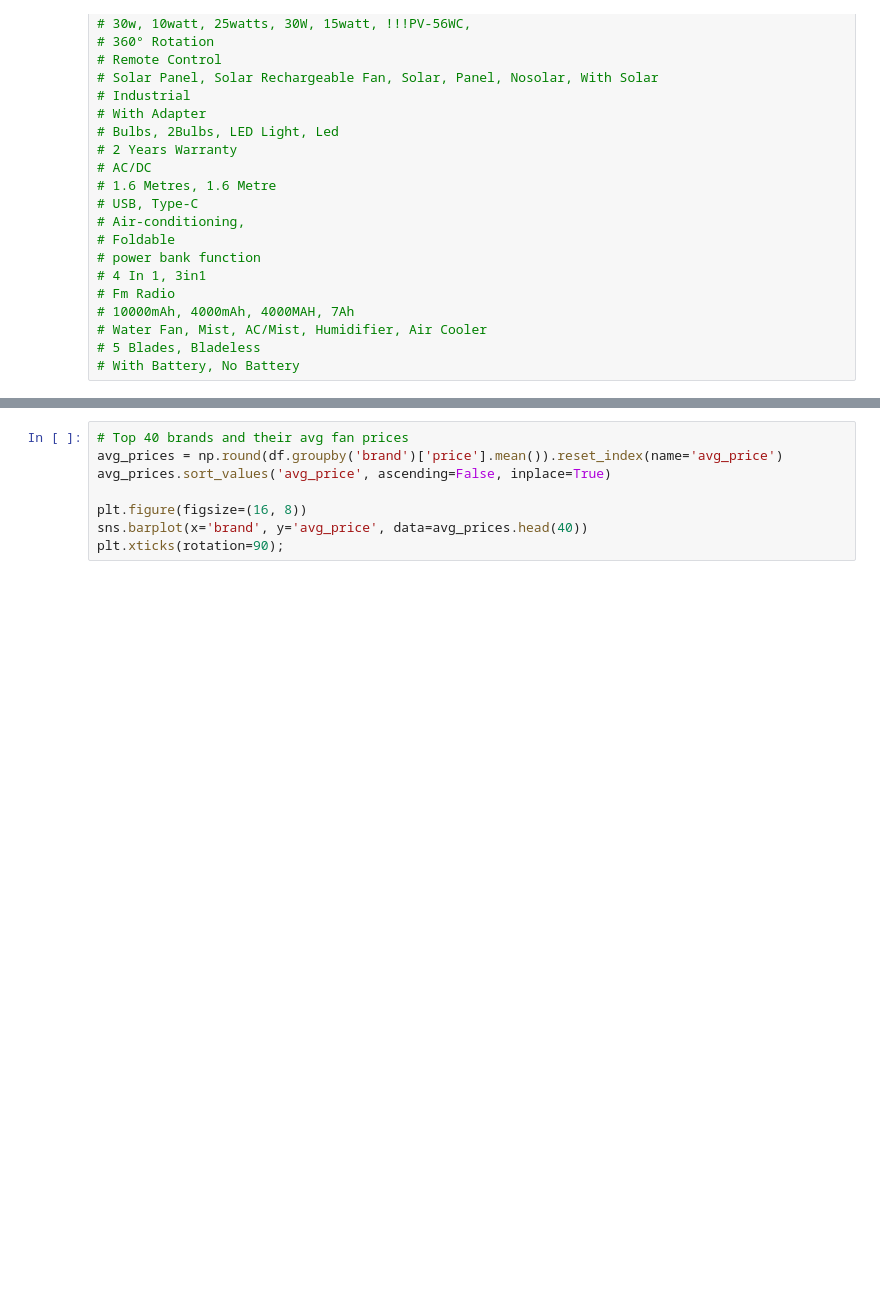
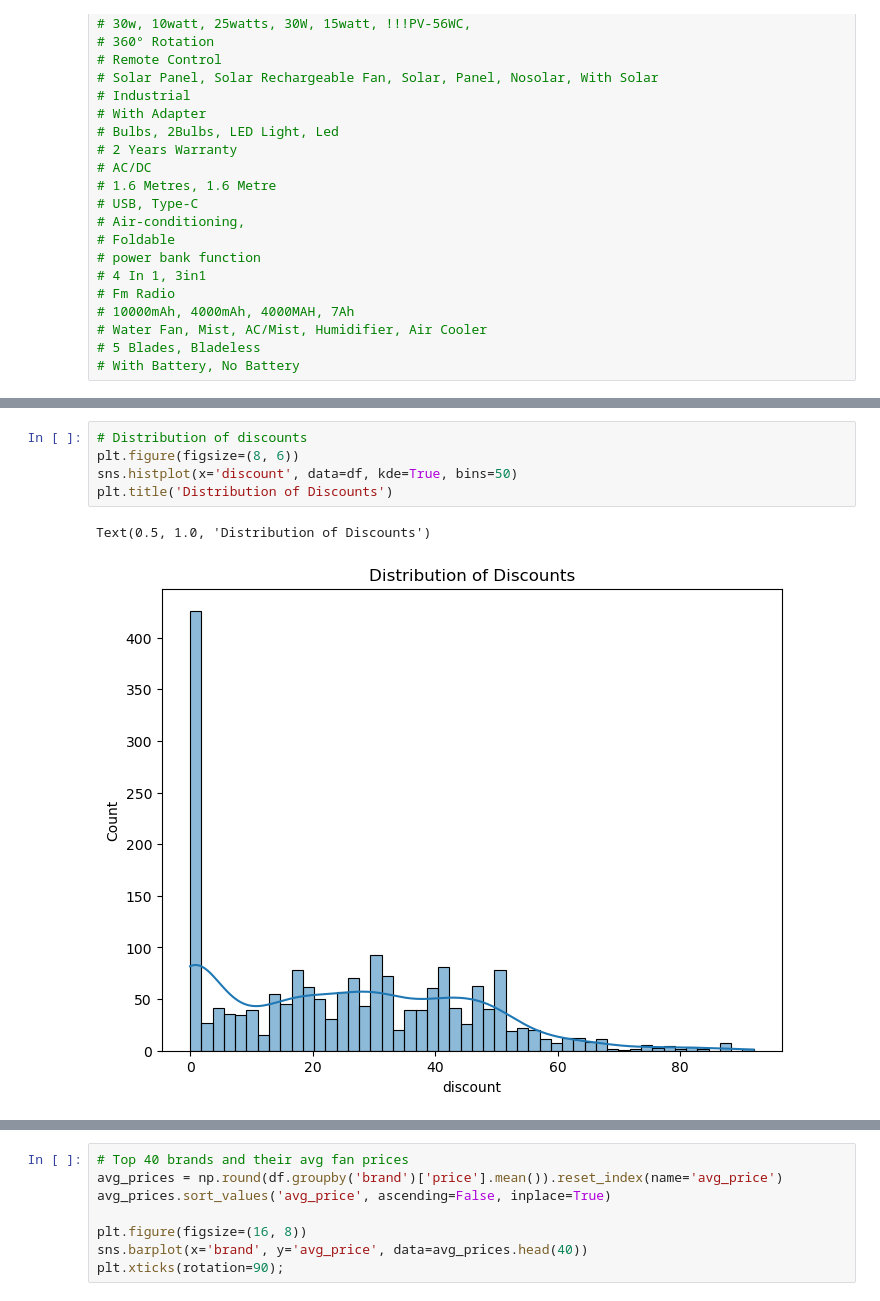
Before and after one commit to Chimmz/ecommerce-electric-fans-webscraping-analysis, a Jupyter notebook: analysis.ipynb, the cells around one changed output, grey strips where cells are left out. Saved outputs shown, nothing was run; the diff lists cells and outputs as text; blank space fills up the shorter version.

```diff
--- a/analysis.ipynb
+++ b/analysis.ipynb
@@ -281,0 +313,8 @@ https://gist.github.com/mwaskom/de44147ed2974457ad6372750bbe5751
+# %%
+# Distribution of discounts
+plt.figure(figsize=(8, 6))
+sns.histplot(x='discount', data=df, kde=True, bins=50)
+plt.title('Distribution of Discounts')
+# %% [output]
+Text(0.5, 1.0, 'Distribution of Discounts')
+[figure, added]
```
Also changed, not shown: parts of 28 cells of this notebook, 3 other files.
